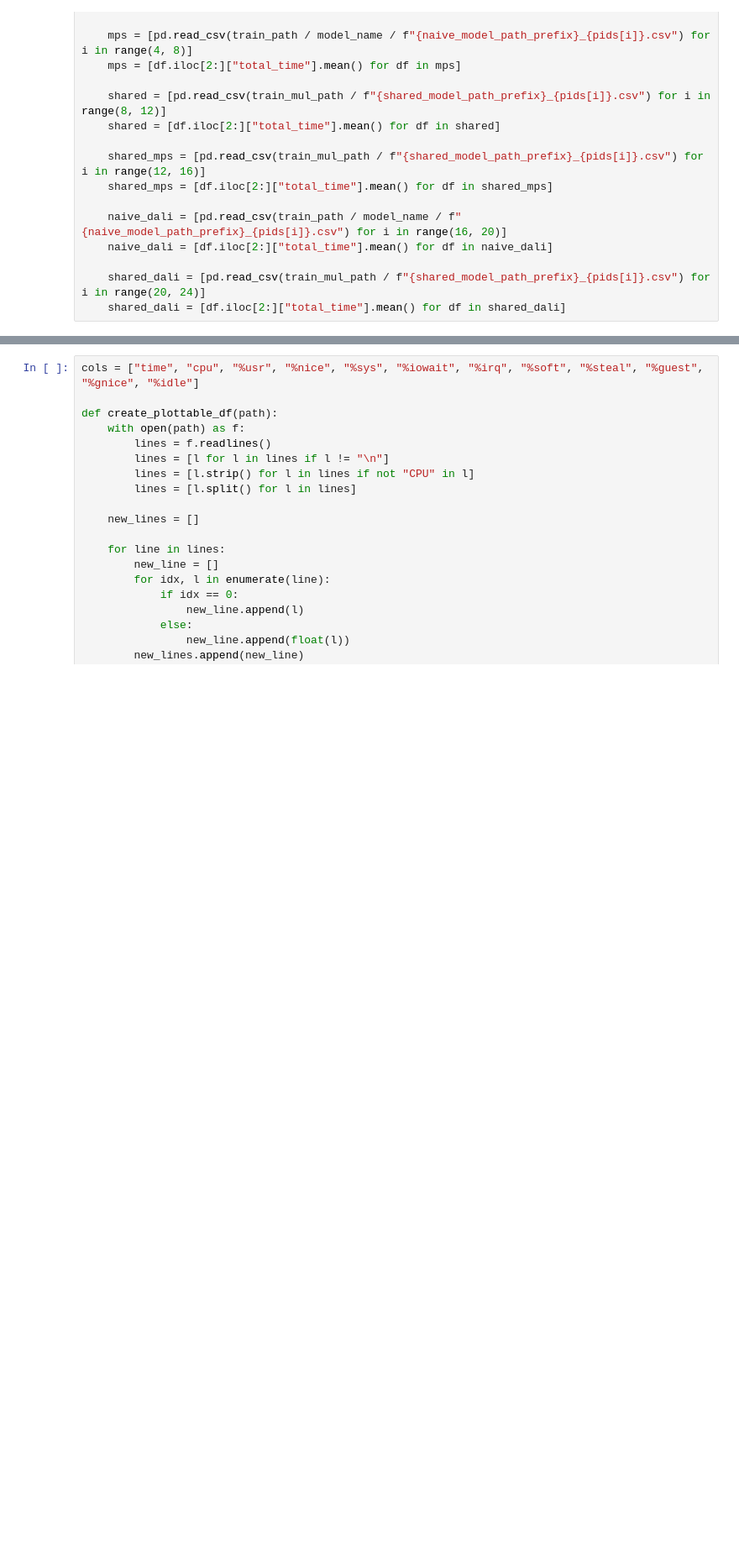
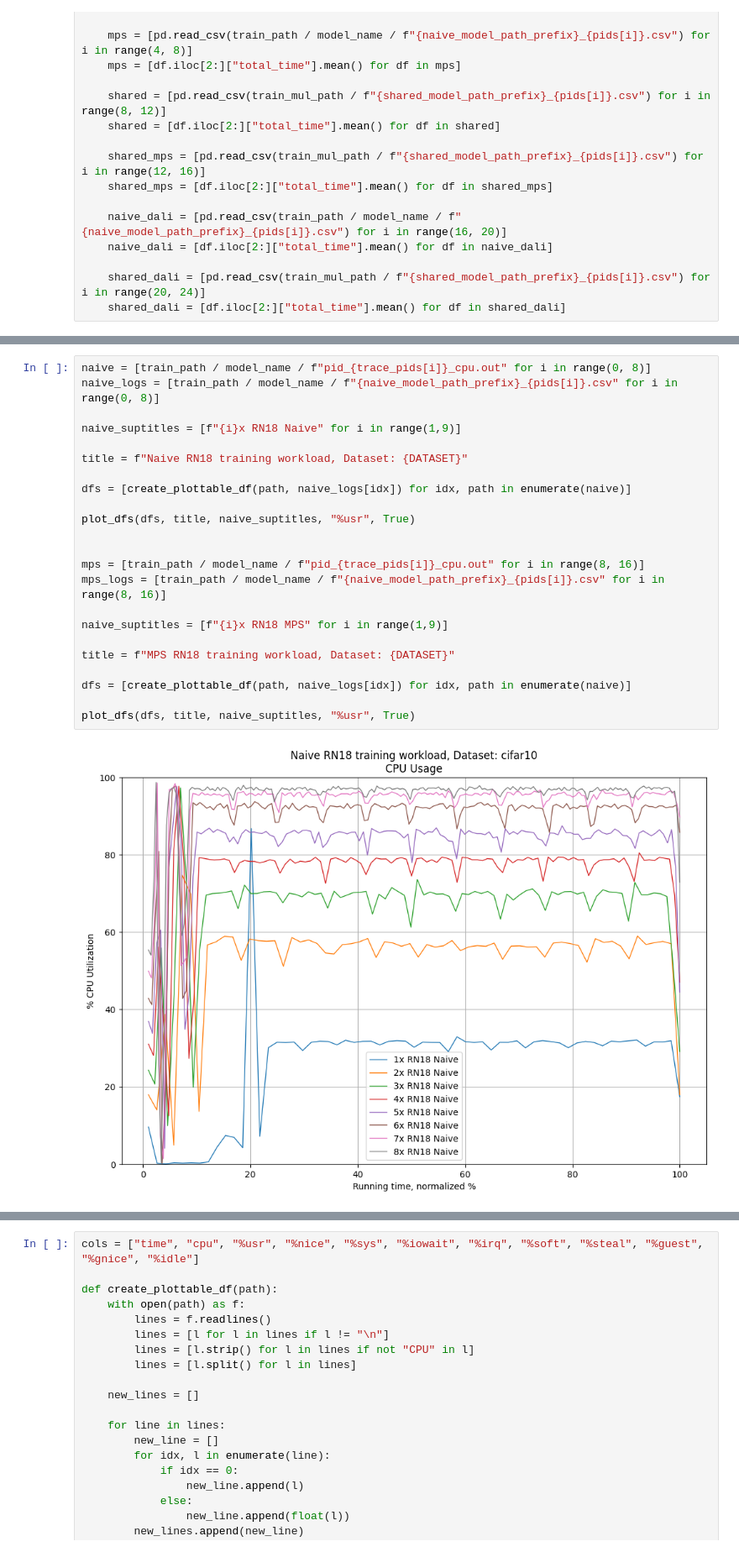
Before and after one commit to neilkimn/thesis, a Jupyter notebook: notebooks/dgx_training_comparisons_same_models.ipynb, the cells around one changed output, grey strips where cells are left out. Shown: that part at 84% size. Cells and saved outputs as stored; diff of their text form; blank space fills up the shorter version.

```diff
--- a/notebooks/dgx_training_comparisons_same_models.ipynb
+++ b/notebooks/dgx_training_comparisons_same_models.ipynb
@@ -271,0 +359,25 @@ plt.show()
+# %%
+naive = [train_path / model_name / f"pid_{trace_pids[i]}_cpu.out" for i in range(0, 8)]
+naive_logs = [train_path / model_name / f"{naive_model_path_prefix}_{pids[i]}.csv" for i in range(0, 8)]
+
+naive_suptitles = [f"{i}x RN18 Naive" for i in range(1,9)]
+
+title = f"Naive RN18 training workload, Dataset: {DATASET}"
+
+dfs = [create_plottable_df(path, naive_logs[idx]) for idx, path in enumerate(naive)]
+
+plot_dfs(dfs, title, naive_suptitles, "%usr", True)
+
+
+mps = [train_path / model_name / f"pid_{trace_pids[i]}_cpu.out" for i in range(8, 16)]
+mps_logs = [train_path / model_name / f"{naive_model_path_prefix}_{pids[i]}.csv" for i in range(8, 16)]
+
+naive_suptitles = [f"{i}x RN18 MPS" for i in range(1,9)]
+
+title = f"MPS RN18 training workload, Dataset: {DATASET}"
+
+dfs = [create_plottable_df(path, naive_logs[idx]) for idx, path in enumerate(naive)]
+
+plot_dfs(dfs, title, naive_suptitles, "%usr", True)
+# %% [output]
+[figure, added]
```
Also changed, not shown: parts of 22 cells of this notebook, 23 other files.
